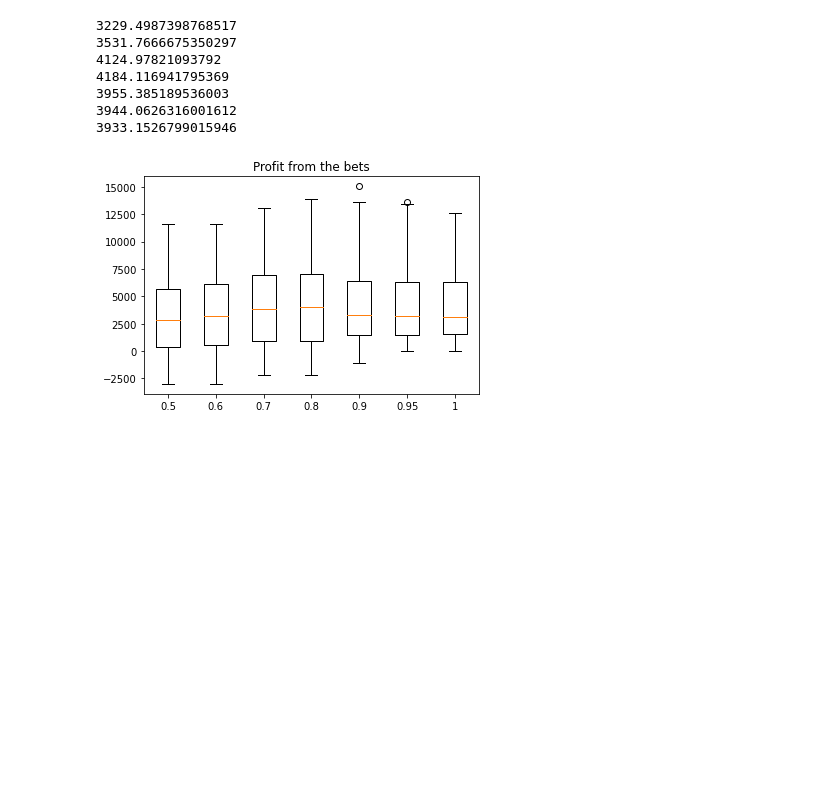
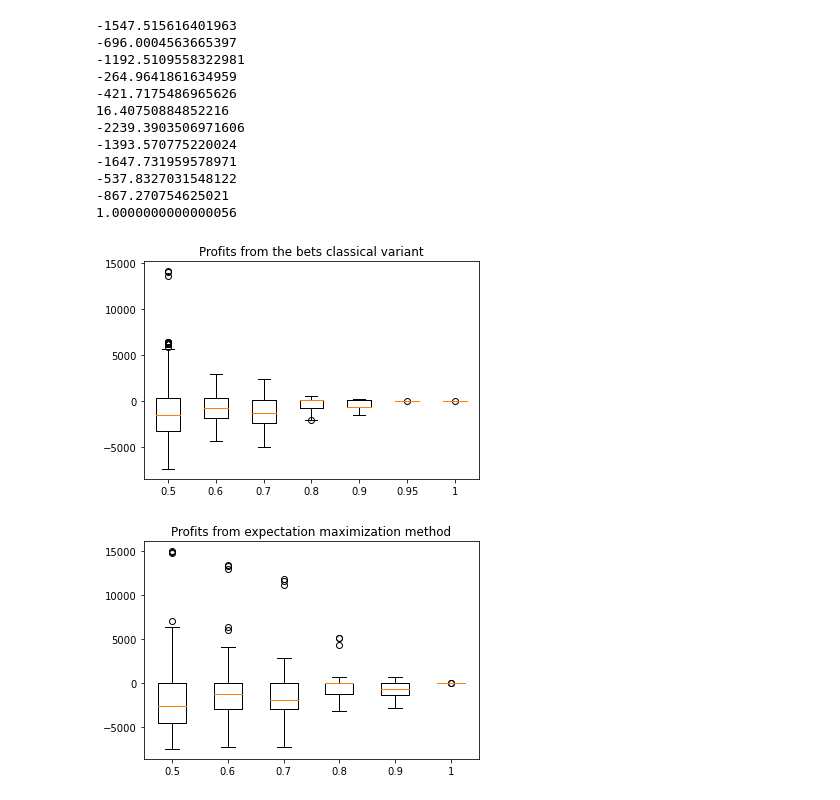
Before and after one commit to syrovzde/inefficiencies, a Jupyter notebook: first tests.ipynb, the cells around one changed output. Saved outputs shown, nothing was run; the diff lists cells and outputs as text; code cells hidden in the pictures; blank space fills up the shorter version.

```diff
--- a/first tests.ipynb
+++ b/first tests.ipynb
@@ -35,7 +35,26 @@ result_engine = create_engine("postgresql://{user}@{host}:{port}/{db}".format(
 # %%
-testing_probs = [0.5,0.6,0.7,0.8,0.9,0.95,1]
+testing_probs = [0.5,0.6,0.7,0.8,0.9,1]
+profits_w = {}
+betting_vectors_w = {}
+times_w = {}
+matchids_w = {}
+for p in testing_probs:
+   print(p)
+   start_time = time()
+   profits_w[p],betting_vectors_w[p],matchids_w[p]=testing.test(p=p, timestamp='2022-11-16 21:00:00',engine=engine,res_engine=result_engine,weights=[])
+
+   end_time = time()
+   times_w[p] = end_time-start_time
+
+   testing_probs = [0.5,0.6,0.7,0.8,0.9,0.95,1]
 profits = {}
 betting_vectors = {}
+times = {}
+matchids = {}
 for p in testing_probs:
-   profits[p],betting_vectors[p]=testing.test(p=p,matchids=[0], timestamp='2022-09-27 21:00:00',engine=engine,res_engine=result_engine)
+   print(p)
+   start_time = time()
+   profits[p],betting_vectors[p],matchids[p]=testing.test(p=p, timestamp='2022-11-16 21:00:00',engine=engine,res_engine=result_engine)
+   end_time = time()
+   times[p] = end_time-start_time
 # %% [output]
@@ -59,24 +78,37 @@ for p in testing_probs:
 # %%
+testing_probs = [0.5,0.6,0.7,0.8,0.9,1]
 cumulative_sums = {}
 lengths = {}
 for p in testing_probs:
     #cumulative_sums[p]=np.cumsum(results[p])
     #lengths[p] = len(results[p])
     print(sum(profits[p])/len(profits[p]))
+for p in testing_probs:
+    print(sum(profits_w[p])/len(profits_w[p]))
 # %% [output]
-3229.4987398768517
-3531.7666675350297
-4124.97821093792
-4184.116941795369
-3955.385189536003
-3944.0626316001612
-3933.1526799015946
+-1547.515616401963
+-696.0004563665397
+-1192.5109558322981
+-264.9641861634959
+-421.7175486965626
+16.40750884852216
+-2239.3903506971606
+-1393.570775220024
+-1647.731959578971
+-537.8327031548122
+-867.270754625021
+1.0000000000000056
 # %%
 plt.boxplot(profits.values(),labels=profits.keys())
-plt.title("Profit from the bets")
+plt.title("Profits from the bets classical variant")
 plt.show()
+
+plt.boxplot(profits_w.values(),labels=profits_w.keys())
+plt.title("Profits from expectation maximization method")
+plt.show()
 # %% [output]
-[figure, old version]
+[figure, new version]
+[figure, added]
 # %%
 partial_sums = {}
 for p in testing_probs:
```
Also changed, not shown: parts of 7 cells of this notebook, 21 other files.
